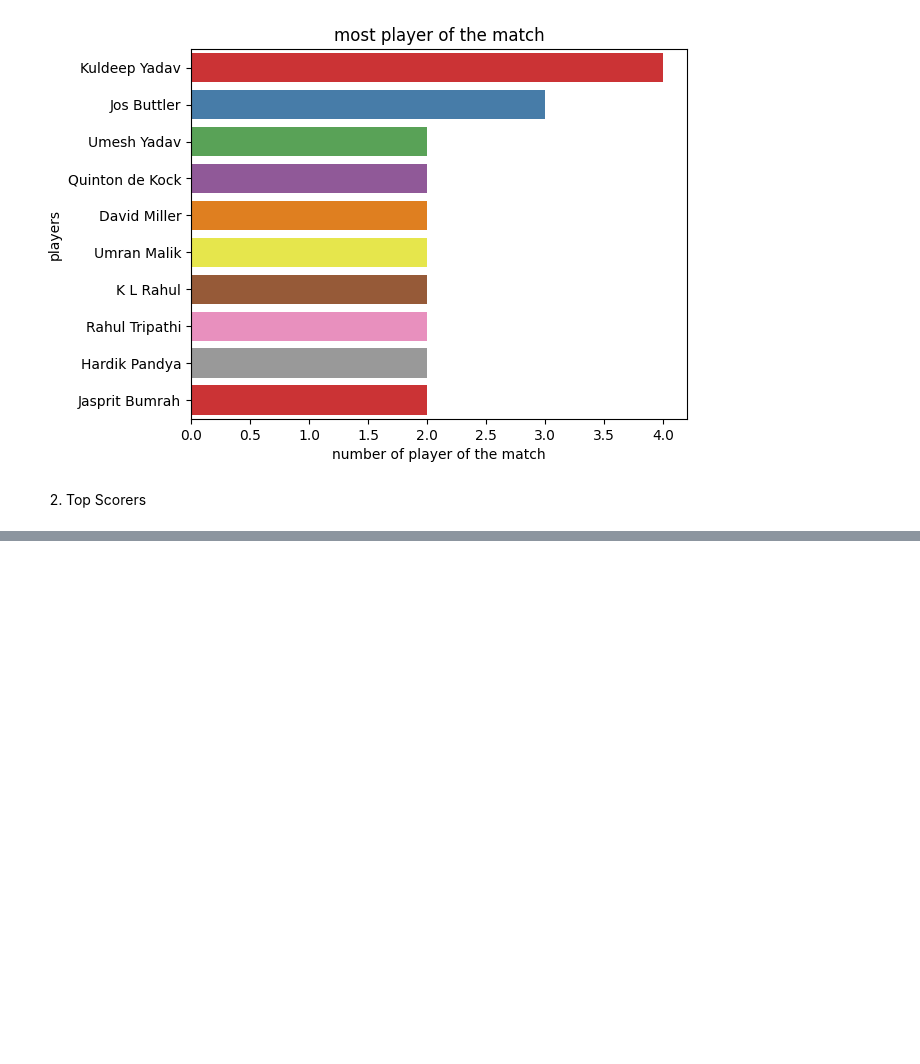
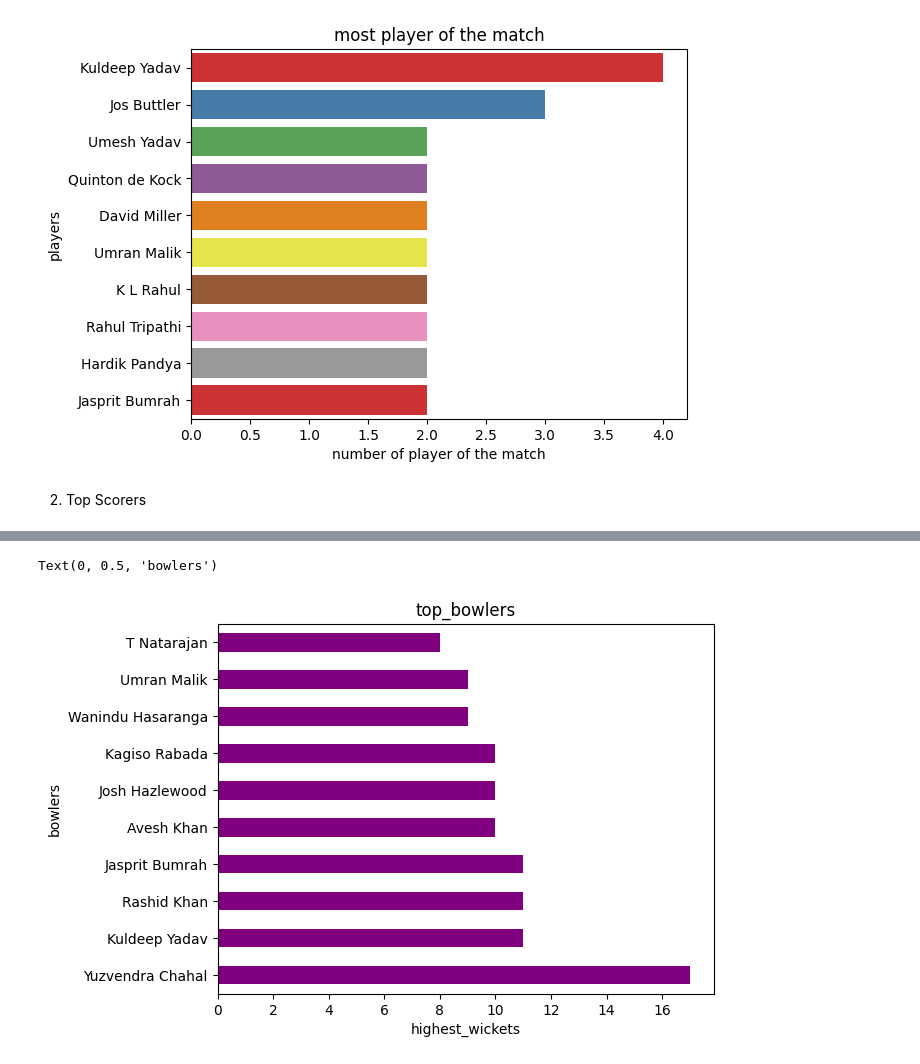
Before and after one commit to altafshaikh7/Data-Vizualization-Complete-course, a Jupyter notebook: project/IPL_Capstone_Project.ipynb, the cells around one changed output, grey strips where cells are left out. Drawn from its saved outputs; the diff is of its cells as text; code cells hidden in the pictures; blank space fills up the shorter version.

```diff
--- a/project/IPL_Capstone_Project.ipynb
+++ b/project/IPL_Capstone_Project.ipynb
@@ -179,0 +189,8 @@ Text(0, 0.5, 'players')
+# %%
+df['highest_wickets'] = df['best_bowling_figure'].str.extract(r'(\d+)')
+df['highest_wickets'] = df['highest_wickets'].astype(int)
+
+top_bowlers = df.groupby('best_bowling')['highest_wickets'] \
+                .sum().sort_values(ascending=False).head(10)
+
+top_bowlers
@@ -179,0 +210,8 @@ Text(0, 0.5, 'players')
+# %%
+top_bowlers.plot(kind='barh',color='purple')
+plt.title('top_bowlers')
+plt.xlabel('highest_wickets')
+plt.ylabel('bowlers')
+# %% [output]
+Text(0, 0.5, 'bowlers')
+[figure, added]
```
Also changed, not shown: parts of 5 cells of this notebook.
